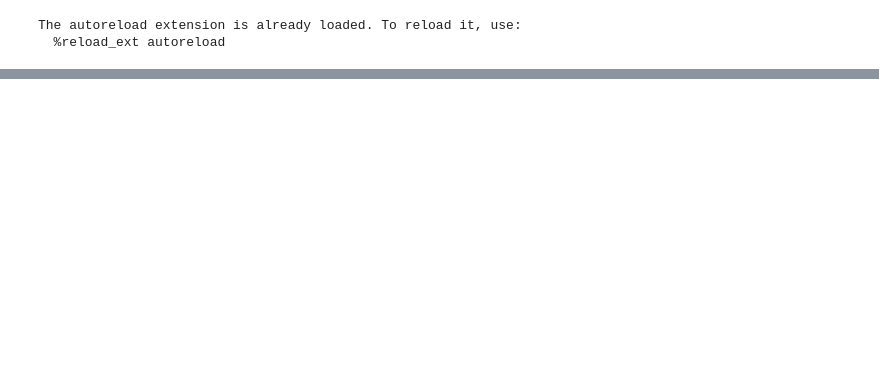
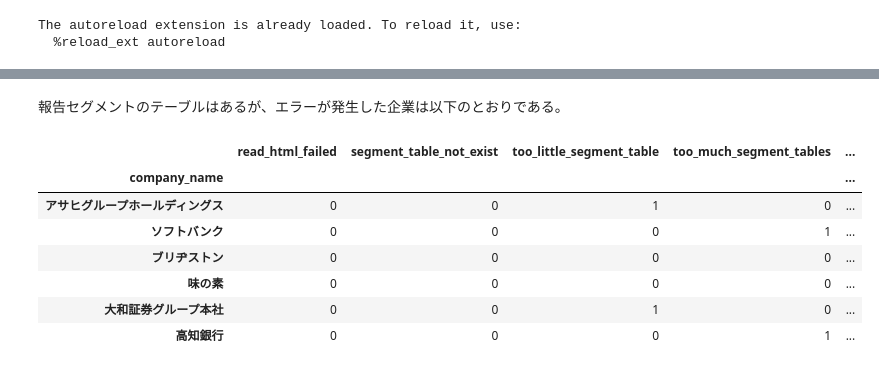
Before and after one commit to JapanExchangeGroup/FinancialResultsHTML-DataExtraction, a Jupyter notebook: notebooks/a1_financial_result_to_dataframe.ipynb, the cells around one changed output, grey strips where cells are left out. Saved outputs shown, nothing was run; the diff lists cells and outputs as text; code cells hidden in the pictures; blank space fills up the shorter version.

```diff
--- a/notebooks/a1_financial_result_to_dataframe.ipynb
+++ b/notebooks/a1_financial_result_to_dataframe.ipynb
@@ -95,0 +115,14 @@ read_result_df[read_result_df.irregular_segment_table == 1]
+# %% [markdown]
+報告セグメントのテーブルはあるが、エラーが発生した企業は以下のとおりである。
+# %%
+read_result_df[(read_result_df.completed == 0) & (read_result_df.segment_table_not_exist == 0)]\
+    .style.applymap(lambda x: "background-color: coral" if x > 0 else None)
+# %% [output]
+|  | read_html_failed | segment_table_not_exist | too_little_segment_table | too_much_segment_tables | ... |
+| company_name |  |  |  |  | ... |
+| アサヒグループホールディングス | 0 | 0 | 1 | 0 | ... |
+| ソフトバンク | 0 | 0 | 0 | 1 | ... |
+| ブリヂストン | 0 | 0 | 0 | 0 | ... |
+| 味の素 | 0 | 0 | 0 | 0 | ... |
+| 大和証券グループ本社 | 0 | 0 | 1 | 0 | ... |
+| 高知銀行 | 0 | 0 | 0 | 1 | ... |
```
Also changed, not shown: parts of 19 cells of this notebook, 16 other files.
